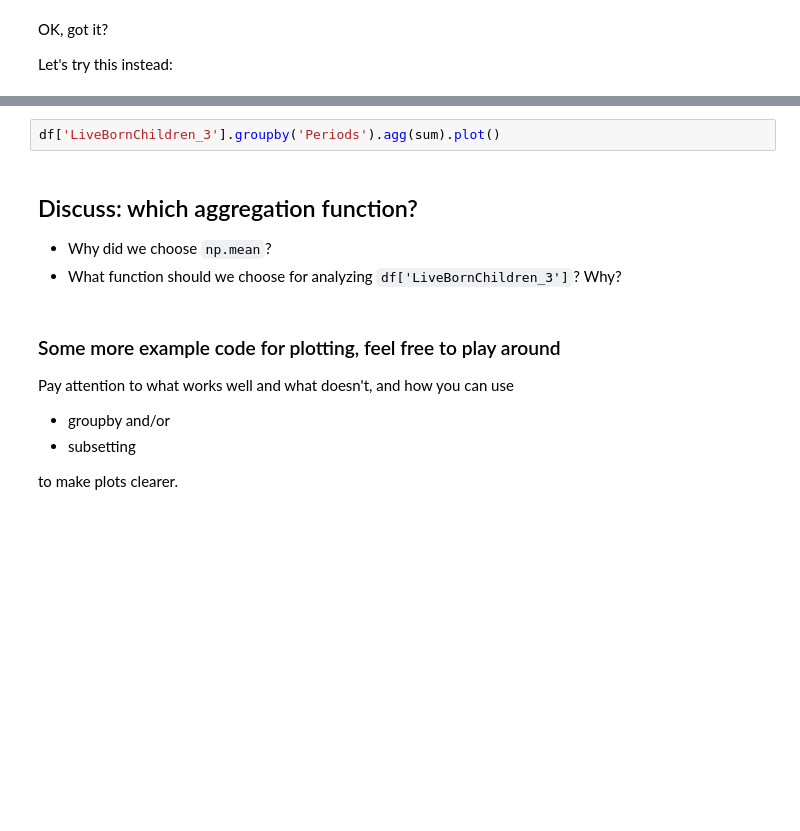
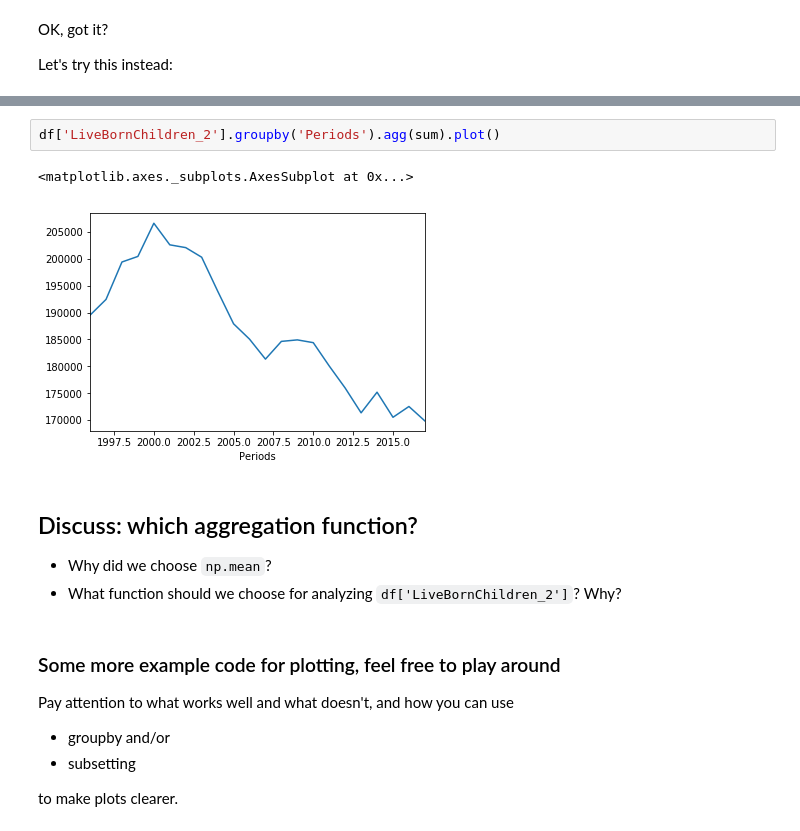
Before and after one commit to fhopp/data_journalism, a Jupyter notebook: _sources/content/04-join_and_aggregate.ipynb, the cells around one changed output, grey strips where cells are left out. Cells and saved outputs as stored; diff of their text form; blank space fills up the shorter version.

```diff
--- a/_sources/content/04-join_and_aggregate.ipynb
+++ b/_sources/content/04-join_and_aggregate.ipynb
@@ -96,10 +221,13 @@ df[['GDPVolumeChanges_1','Regions']].groupby(
 # %%
-df['LiveBornChildren_3'].groupby('Periods').agg(sum).plot()
+df['LiveBornChildren_2'].groupby('Periods').agg(sum).plot()
+# %% [output]
+<matplotlib.axes._subplots.AxesSubplot at 0x...>
+[figure, added]
 # %% [markdown]
 ## Discuss: which aggregation function?
 
 - Why did we choose `np.mean`?
-- What function should we choose for analyzing `df['LiveBornChildren_3']`? Why?
+- What function should we choose for analyzing `df['LiveBornChildren_2']`? Why?
 # %% [markdown]
 ### Some more example code for plotting, feel free to play around
 
```
Also changed, not shown: parts of 23 cells of this notebook, 49 other files.
